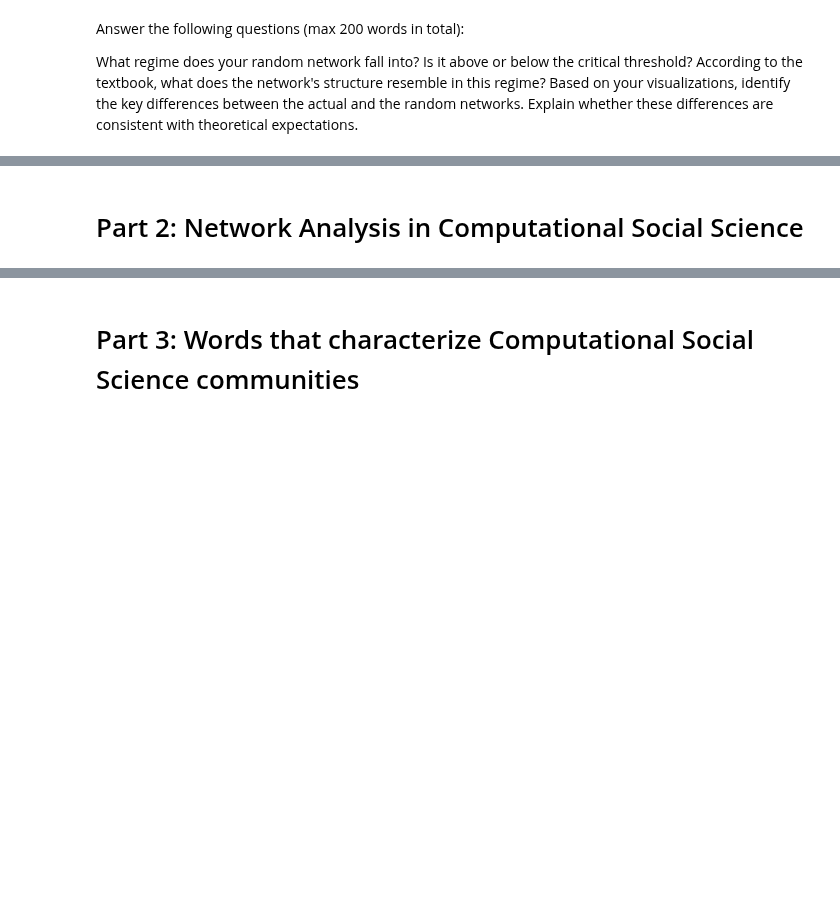
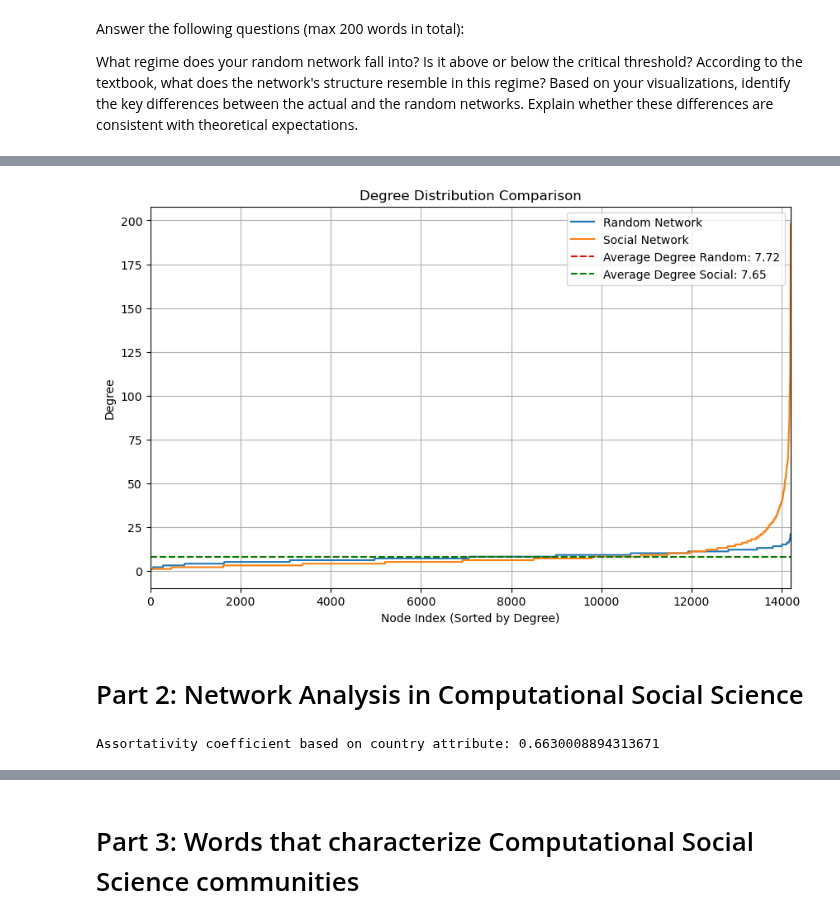
Before and after one commit to jesp9435/ComSocSci, a Jupyter notebook: Assignment2.ipynb, the cells around one changed output, grey strips where cells are left out. Drawn from its saved outputs; the diff is of its cells as text; code cells hidden in the pictures; blank space fills up the shorter version.

```diff
--- a/Assignment2.ipynb
+++ b/Assignment2.ipynb
@@ -72,55 +78,28 @@ plt.show()
 # %%
-import matplotlib.pyplot as plt
-import networkx as nx
-import numpy as np
-import pickle
-
-# Function to generate a random network
-def generate_random_network(node_count, p):
-    G = nx.Graph()
-    G.add_nodes_from(range(node_count))
-    for i in range(node_count):
-        for j in range(i + 1, node_count):
-            if np.random.uniform(0, 1) < p:
-                G.add_edge(i, j)
-    return G
-
-# Parameters for the social network
-amount_of_nodes = 14196
-amount_of_edges = 54304
-probability = amount_of_edges / ((amount_of_nodes * (amount_of_nodes - 1)) / 2)
-
-# Generate random network
-RG = nx.gnp_random_graph(amount_of_nodes, probability, seed=1000, directed=False)
-degrees_random = [degree for node, degree in RG.degree()]
-
-# Load social network
-with open("my_network.pickle", "rb") as f:
-    G = pickle.load(f)
-degrees_social = [degree for node, degree in G.degree()]
-
 # Compute average degree for random and social networks
 avg_degree_random = np.mean(degrees_random)
 avg_degree_social = np.mean(degrees_social)
 
 # Plot both degree distributions
 plt.figure(figsize=(10, 6))
 plt.plot(sorted(degrees_random), label='Random Network')
 plt.plot(sorted(degrees_social), label='Social Network')
 plt.xlabel('Node Index (Sorted by Degree)')
 plt.ylabel('Degree')
 plt.title('Degree Distribution Comparison')
 plt.grid(True)
 plt.legend()
 
 # Add vertical lines for average degrees
 plt.axhline(y=avg_degree_random, color='r', linestyle='--', label=f'Average Degree Random: {avg_degree_random:.2f}')
 plt.axhline(y=avg_degree_social, color='g', linestyle='--', label=f'Average Degree Social: {avg_degree_social:.2f}')
 
 plt.xlim(0, len(degrees_random))  # Adjust x-axis limits
 
 plt.legend()
 plt.show()
+# %% [output]
+[figure, added]
 # %% [markdown]
 # Part 2: Network Analysis in Computational Social Science
 # %%
@@ -144,3 +123,5 @@ def assortativity_coefficient(G, attribute):
 # Using the function to calculate the Assortativity Coefficient:
 assortativity = assortativity_coefficient(G, 'country_code')
 print("Assortativity coefficient based on country attribute:", assortativity)
+# %% [output]
+Assortativity coefficient based on country attribute: 0.6630008894313671
```
Also changed, not shown: parts of 3 cells of this notebook.
